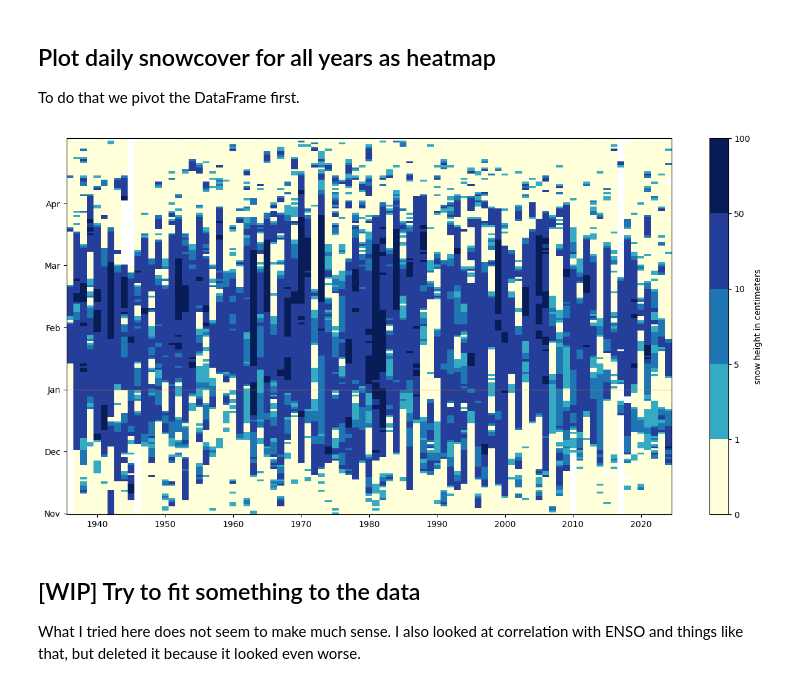
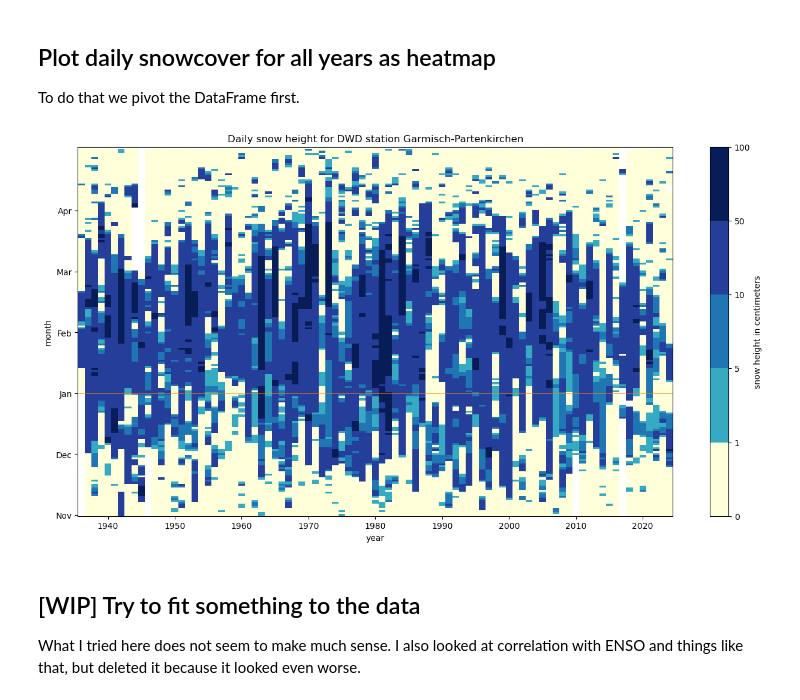
Before and after one commit to cchwala/dwd_snow_data_analysis, a Jupyter notebook: days_with_snow_cover.ipynb, the cells around one changed output. Cells and saved outputs as stored; diff of their text form; code cells hidden in the pictures.

Commit message:
small improvements to plots etc

```diff
--- a/days_with_snow_cover.ipynb
+++ b/days_with_snow_cover.ipynb
@@ -241,28 +269,31 @@ df_pivoted = df_shifted.pivot(index='year', columns='day_of_year', values='SHK_T
 # %%
 from matplotlib.colors import BoundaryNorm, LinearSegmentedColormap
 
 cmap = plt.get_cmap('YlGnBu', 256)
 colors = [cmap(0),] + [cmap(i) for i in range(100, 256)]
 cmap = LinearSegmentedColormap.from_list('cut_YlGnBu', colors)
 
 levels=[0, 1, 5, 10, 50, 100]
 norm = BoundaryNorm(levels, ncolors=cmap.N)
 
 
 
 fig, ax = plt.subplots(figsize=(16, 8))
 pc = plt.pcolormesh(
     df_pivoted.index,
     df_pivoted.columns - 5 * 30,
     df_pivoted.T,
     norm=norm,
     cmap=cmap,
 );
 plt.yticks([-60, -30, 0, 30, 60, 90], labels=['Nov', 'Dec', 'Jan', 'Feb', 'Mar', 'Apr']);
 plt.axhline(y=0, c='C1', linewidth=0.5)
-plt.colorbar(pc, label='snow height in centimeters');
+plt.colorbar(pc, label='snow height in centimeters')
+plt.xlabel('year')
+plt.ylabel('month')
+plt.title(f'Daily snow height for DWD station {station_name}');
 # %% [output]
-[figure, old version]
+[figure, new version]
 # %% [markdown]
 ## [WIP] Try to fit something to the data
 
```
Also changed, not shown: parts of 6 cells of this notebook.
